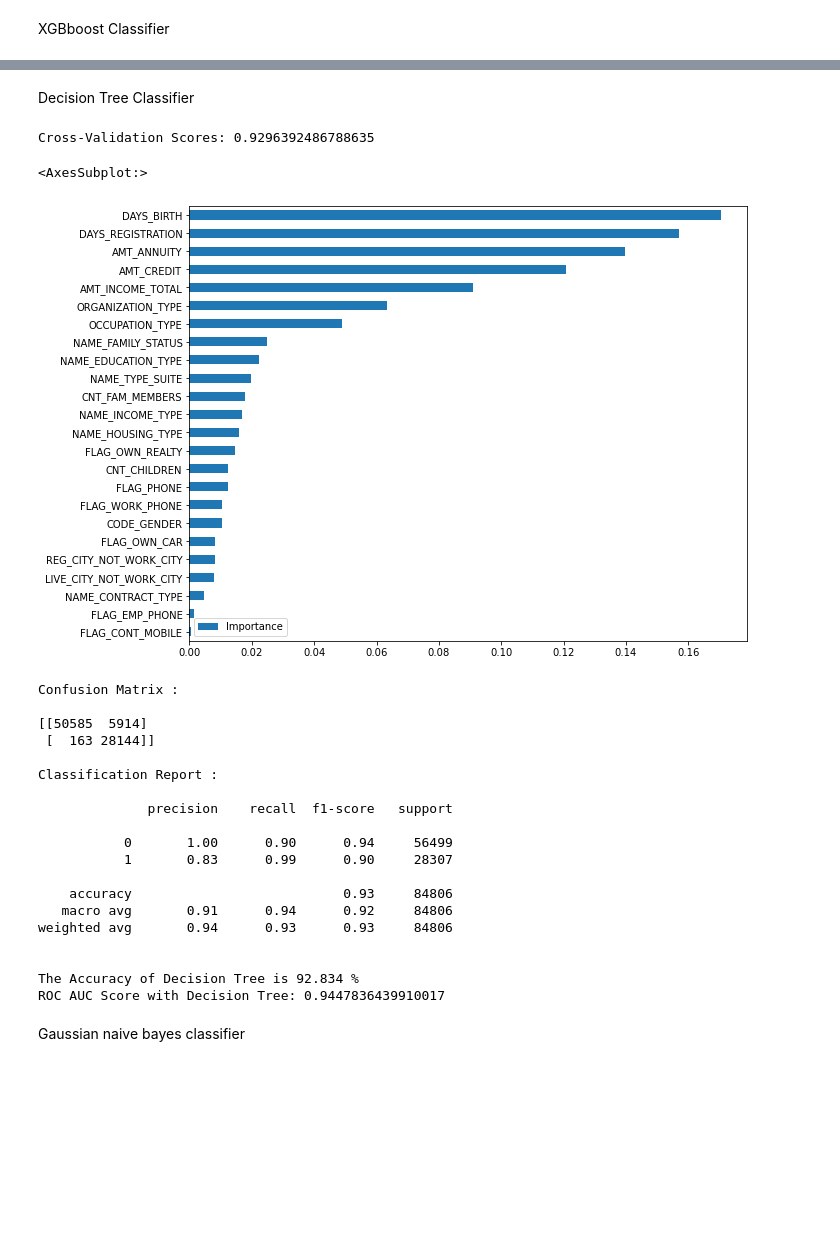
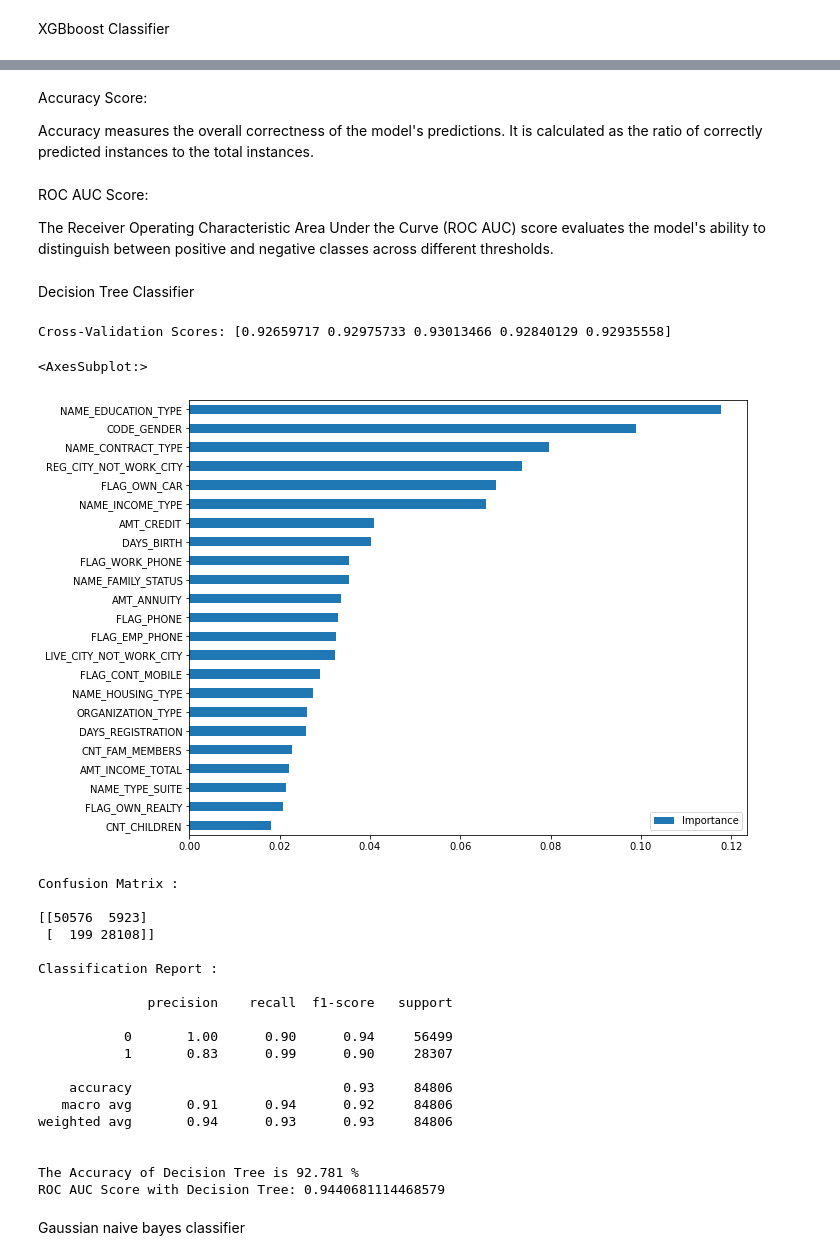
Before and after one commit to boydo7/Home-Credit-Default-Risk, a Jupyter notebook: Home Credit-ML.ipynb, the cells around one changed output, grey strips where cells are left out. Drawn from its saved outputs; the diff is of its cells as text; code cells hidden in the pictures; blank space fills up the shorter version.

```diff
--- a/Home Credit-ML.ipynb
+++ b/Home Credit-ML.ipynb
@@ -534,5 +557,9 @@ Text(0.5, 1.0, '\nHeatmap for top 10 most positive correlation\n')
 # %%
 catcol = [col for col in df.columns if df[col].dtype == "object"] #encoding data
 le = LabelEncoder()
+label_mapping = {}
 for col in catcol:
         df[col] = le.fit_transform(df[col])
+        label_mapping[col] = dict(zip(le.classes_, le.transform(le.classes_)))
+
+label_mapping
@@ -611,25 +670,38 @@ ROC AUC Score with XGBOOST: 0.6178617683377833
+# %% [markdown]
+Accuracy Score:
+
+Accuracy measures the overall correctness of the model's predictions. It is calculated as the ratio of correctly predicted instances to the total instances.
+# %% [markdown]
+ROC AUC Score:
+
+The Receiver Operating Characteristic Area Under the Curve (ROC AUC) score evaluates the model's ability to distinguish between positive and negative classes across different thresholds.
 # %% [markdown]
 Decision Tree Classifier
 # %%
 dtr=DecisionTreeClassifier()
 dtr.fit(train_X,train_y)
-cv_scores = cross_val_score(dtr, X_over, y_over, cv=5).mean()  # Using 5-fold cross-validation
+cv_scores = cross_val_score(dtr, X_over, y_over, cv=5,scoring='accuracy')  # Using 5-fold cross-validation
 print(f'Cross-Validation Scores: {cv_scores}')
 # %% [output]
-Cross-Validation Scores: 0.9296392486788635
+Cross-Validation Scores: [0.92659717 0.92975733 0.93013466 0.92840129 0.92935558]
 # %%
-feat_importances = pd.DataFrame(dtr.feature_importances_, index=test_X.columns, columns=["Importance"])
-feat_importances.sort_values(by='Importance', ascending=True, inplace=True)
-feat_importances.plot(kind='barh',figsize=(10,8))
+feat_importances = pd.DataFrame(xgboost.feature_importances_, index=test_X.columns, columns=["Importance"]) # Create a DataFrame with feature importances
+feat_importances.sort_values(by='Importance', ascending=True, inplace=True)# Sort the DataFrame by Importance in ascending orde
+
+# Plot a horizontal bar chart
+feat_importances.plot(kind='barh', figsize=(10, 8))
 # %% [output]
 <AxesSubplot:>
-[figure, old version]
+[figure, new version]
 # %%
-dtr_pred=dtr.predict(test_X)
-dtr_conf=confusion_matrix(test_y,dtr_pred)
-dtr_report=classification_report(test_y,dtr_pred)
-dtr_acc=round(accuracy_score(test_y,dtr_pred)*100,ndigits=3)
-dtr_rocauc=roc_auc_score(test_y, dtr_pred)
+dtr_pred=dtr.predict(test_X) # Predictions on the test set
+
+dtr_conf=confusion_matrix(test_y,dtr_pred) # Confusion Matrix
+dtr_report=classification_report(test_y,dtr_pred) # Classification Report
+dtr_acc=round(accuracy_score(test_y,dtr_pred)*100,ndigits=3) # Accuracy Score
+dtr_rocauc=roc_auc_score(test_y, dtr_pred) #ROC AUC score
+
+# Print the result
 print(f"Confusion Matrix : \n\n{dtr_conf}")
 print(f"\nClassification Report : \n\n{dtr_report}")
 print(f"\nThe Accuracy of Decision Tree is {dtr_acc} %")
@@ -637,8 +709,8 @@ print(f'ROC AUC Score with Decision Tree: {dtr_rocauc}')
 # %% [output]
 Confusion Matrix :
 
-[[50585  5914]
- [  163 28144]]
+[[50576  5923]
+ [  199 28108]]
 
 Classification Report :
 
@@ -652,8 +724,8 @@ Classification Report :
 weighted avg       0.94      0.93      0.93     84806
 
 
-The Accuracy of Decision Tree is 92.834 %
-ROC AUC Score with Decision Tree: 0.9447836439910017
+The Accuracy of Decision Tree is 92.781 %
+ROC AUC Score with Decision Tree: 0.9440681114468579
 # %% [markdown]
 Gaussian naive bayes classifier
 # %%
```
Also changed, not shown: parts of 46 cells of this notebook.
